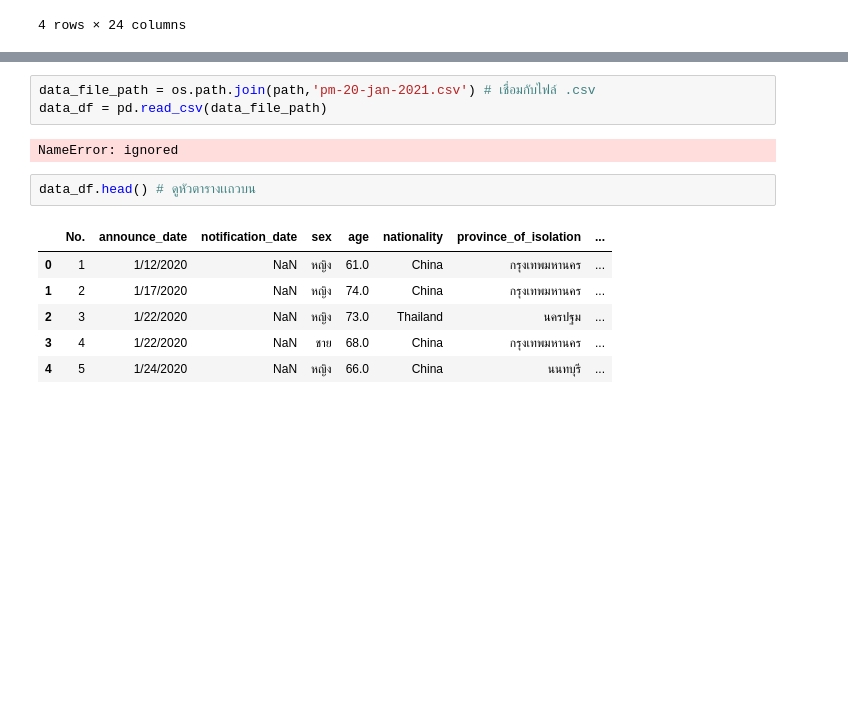
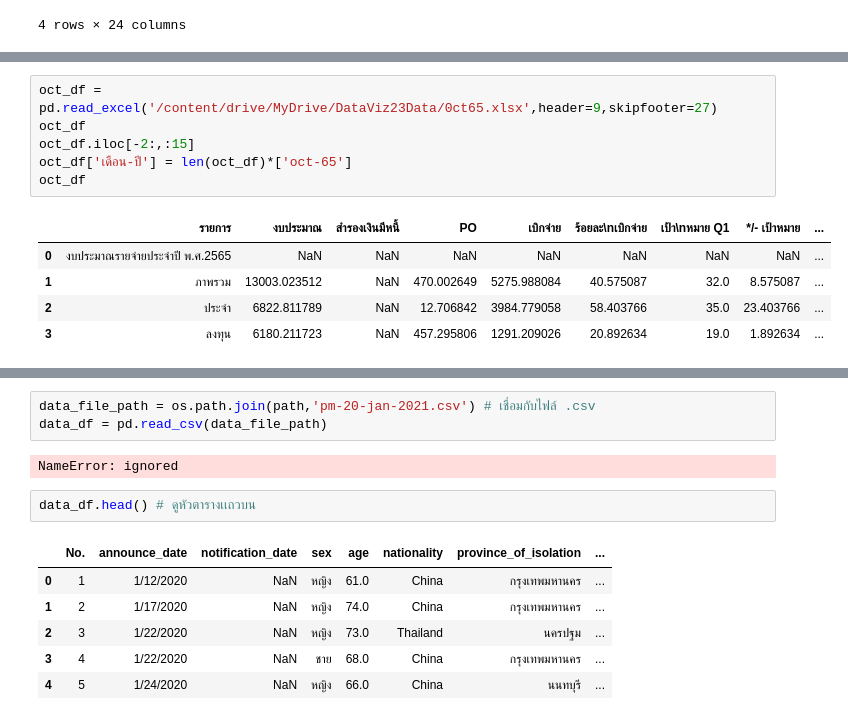
Before and after one commit to 643021273-8/python-_dataviz2023, a Jupyter notebook: Pandas102.ipynb, the cells around one changed output, grey strips where cells are left out. Saved outputs shown, nothing was run; the diff lists cells and outputs as text; blank space fills up the shorter version.

```diff
--- a/Pandas102.ipynb
+++ b/Pandas102.ipynb
@@ -81,0 +94,12 @@ NameError: ignored
+# %%
+oct_df = pd.read_excel('/content/drive/MyDrive/DataViz23Data/0ct65.xlsx',header=9,skipfooter=27)
+oct_df
+oct_df.iloc[-2:,:15]
+oct_df['เดือน-ปี'] = len(oct_df)*['oct-65']
+oct_df
+# %% [output]
+|  | รายการ | งบประมาณ | สำรองเงินมีหนี้ | PO | เบิกจ่าย | ร้อยละ\nเบิกจ่าย | เป้า\nหมาย Q1 | */- เป้าหมาย | ... |
+| 0 | งบประมาณรายจ่ายประจำปี พ.ศ.2565 | NaN | NaN | NaN | NaN | NaN | NaN | NaN | ... |
+| 1 | ภาพรวม | 13003.023512 | NaN | 470.002649 | 5275.988084 | 40.575087 | 32.0 | 8.575087 | ... |
+| 2 | ประจำ | 6822.811789 | NaN | 12.706842 | 3984.779058 | 58.403766 | 35.0 | 23.403766 | ... |
+| 3 | ลงทุน | 6180.211723 | NaN | 457.295806 | 1291.209026 | 20.892634 | 19.0 | 1.892634 | ... |
```
Also changed, not shown: parts of 5 cells of this notebook.
